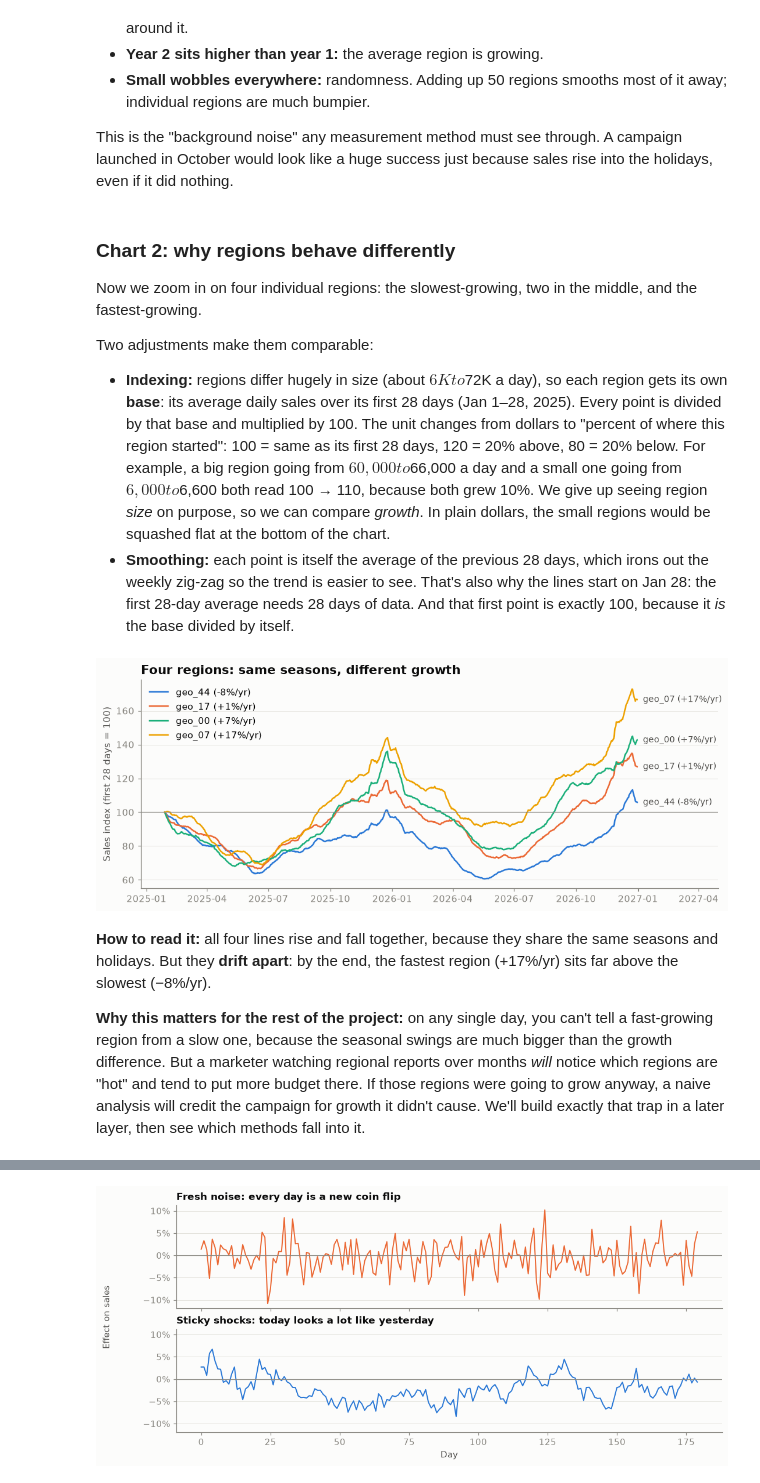
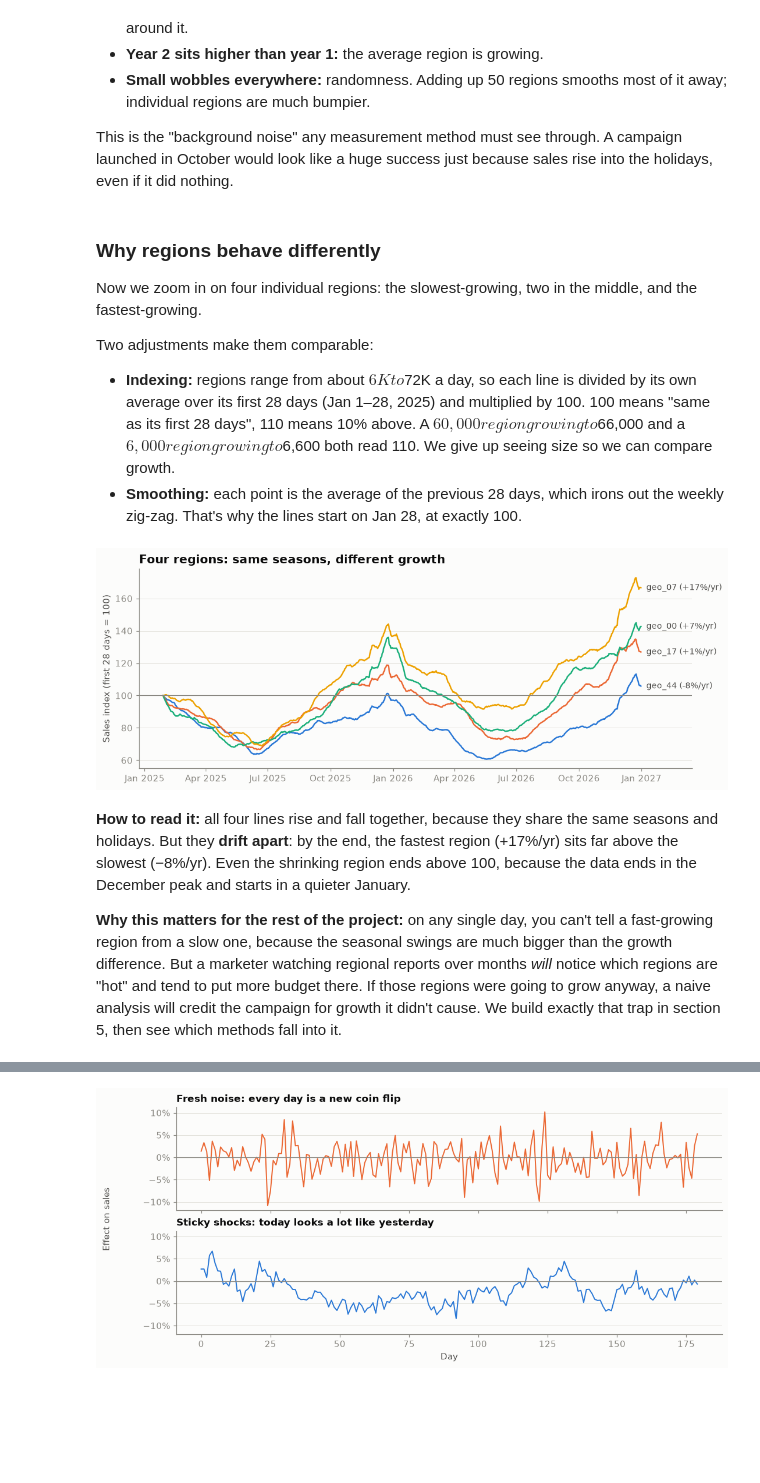
Before and after one commit to menni99/incrementality-mmm-lab, a Jupyter notebook: incrementality.ipynb, the cells around one changed output, grey strips where cells are left out. Saved outputs shown, nothing was run; the diff lists cells and outputs as text; code cells hidden in the pictures; blank space fills up the shorter version.

```diff
--- a/incrementality.ipynb
+++ b/incrementality.ipynb
@@ -150,36 +181,35 @@ plt.show()
 
 This is the "background noise" any measurement method must see through. A campaign launched in October would look like a huge success just because sales rise into the holidays, even if it did nothing.
 # %% [markdown]
-### Chart 2: why regions behave differently
+### Why regions behave differently
 
 Now we zoom in on four individual regions: the slowest-growing, two in the middle, and the fastest-growing.
 
 Two adjustments make them comparable:
-- **Indexing:** regions differ hugely in size (about $6K to $72K a day), so each region gets its own **base**: its average daily sales over its first 28 days (Jan 1–28, 2025). Every point is divided by that base and multiplied by 100. The unit changes from dollars to "percent of where this region started": 100 = same as its first 28 days, 120 = 20% above, 80 = 20% below. For example, a big region going from $60,000 to $66,000 a day and a small one going from $6,000 to $6,600 both read 100 → 110, because both grew 10%. We give up seeing region *size* on purpose, so we can compare *growth*. In plain dollars, the small regions would be squashed flat at the bottom of the chart.
-- **Smoothing:** each point is itself the average of the previous 28 days, which irons out the weekly zig-zag so the trend is easier to see. That's also why the lines start on Jan 28: the first 28-day average needs 28 days of data. And that first point is exactly 100, because it *is* the base divided by itself.
+- **Indexing:** regions range from about $6K to $72K a day, so each line is divided by its own average over its first 28 days (Jan 1–28, 2025) and multiplied by 100. 100 means "same as its first 28 days", 110 means 10% above. A $60,000 region growing to $66,000 and a $6,000 region growing to $6,600 both read 110. We give up seeing size so we can compare growth.
+- **Smoothing:** each point is the average of the previous 28 days, which irons out the weekly zig-zag. That's why the lines start on Jan 28, at exactly 100.
 # %%
 picks = geos.sort_values("growth_rate").iloc[[0, 16, 33, 49]]
 wide = panel.pivot(index="date", columns="geo", values="baseline_sales")[picks["geo"]]
 base = wide.iloc[:28].mean()                    # each region's average over its first 28 days
 indexed = wide.rolling(28).mean() / base * 100  # each point: 28-day average, as % of that base
 
 fig, ax = plt.subplots()
 for (_, row), color in zip(picks.iterrows(), style.SERIES):
     s = indexed[row["geo"]]
     label = f"{row['geo']} ({row['growth_rate']:+.0%}/yr)"
     ax.plot(s.index, s.values, color=color, label=label)
     ax.annotate(label, (s.index[-1], s.iloc[-1]), xytext=(6, 0), textcoords="offset points",
                 va="center", fontsize=9, color=style.INK_SECONDARY)
 ax.axhline(100, color=style.MUTED, linewidth=0.8)
 ax.set_title("Four regions: same seasons, different growth")
 ax.set_ylabel("Sales index (first 28 days = 100)")
-ax.legend(loc="upper left")
-ax.set_xlim(right=indexed.index[-1] + pd.Timedelta(days=120))
+ax.set_xlim(right=indexed.index[-1] + pd.Timedelta(days=75))
 plt.show()
 # %% [output]
-[figure, old version]
+[figure, new version]
 # %% [markdown]
-**How to read it:** all four lines rise and fall together, because they share the same seasons and holidays. But they **drift apart**: by the end, the fastest region (+17%/yr) sits far above the slowest (−8%/yr).
+**How to read it:** all four lines rise and fall together, because they share the same seasons and holidays. But they **drift apart**: by the end, the fastest region (+17%/yr) sits far above the slowest (−8%/yr). Even the shrinking region ends above 100, because the data ends in the December peak and starts in a quieter January.
 
-**Why this matters for the rest of the project:** on any single day, you can't tell a fast-growing region from a slow one, because the seasonal swings are much bigger than the growth difference. But a marketer watching regional reports over months *will* notice which regions are "hot" and tend to put more budget there. If those regions were going to grow anyway, a naive analysis will credit the campaign for growth it didn't cause. We'll build exactly that trap in a later layer, then see which methods fall into it.
+**Why this matters for the rest of the project:** on any single day, you can't tell a fast-growing region from a slow one, because the seasonal swings are much bigger than the growth difference. But a marketer watching regional reports over months *will* notice which regions are "hot" and tend to put more budget there. If those regions were going to grow anyway, a naive analysis will credit the campaign for growth it didn't cause. We build exactly that trap in section 5, then see which methods fall into it.
 # %% [markdown]
```
Also changed, not shown: parts of 98 cells of this notebook, 7 other files.
